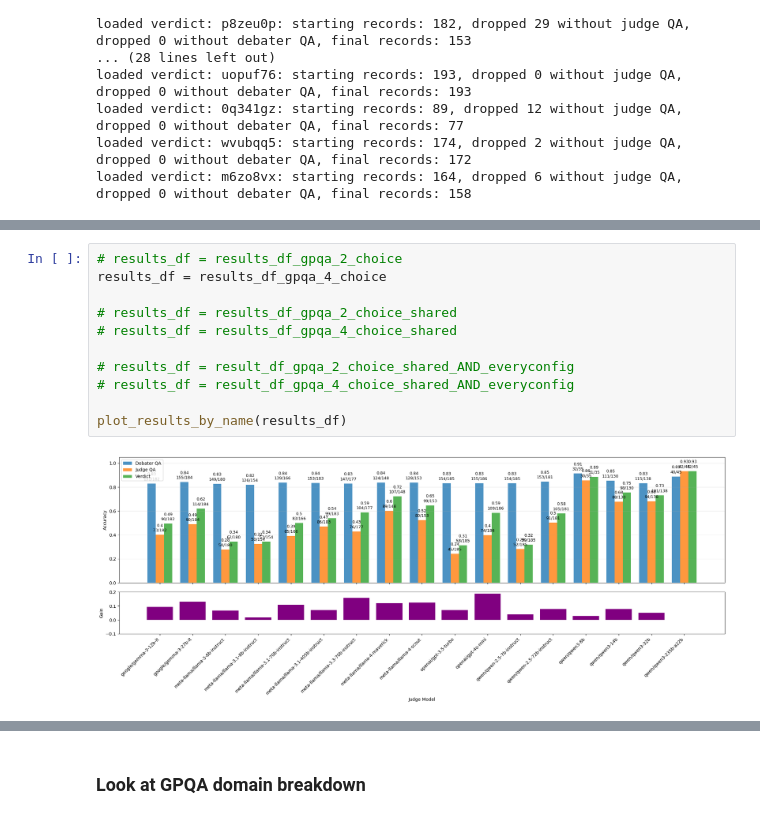
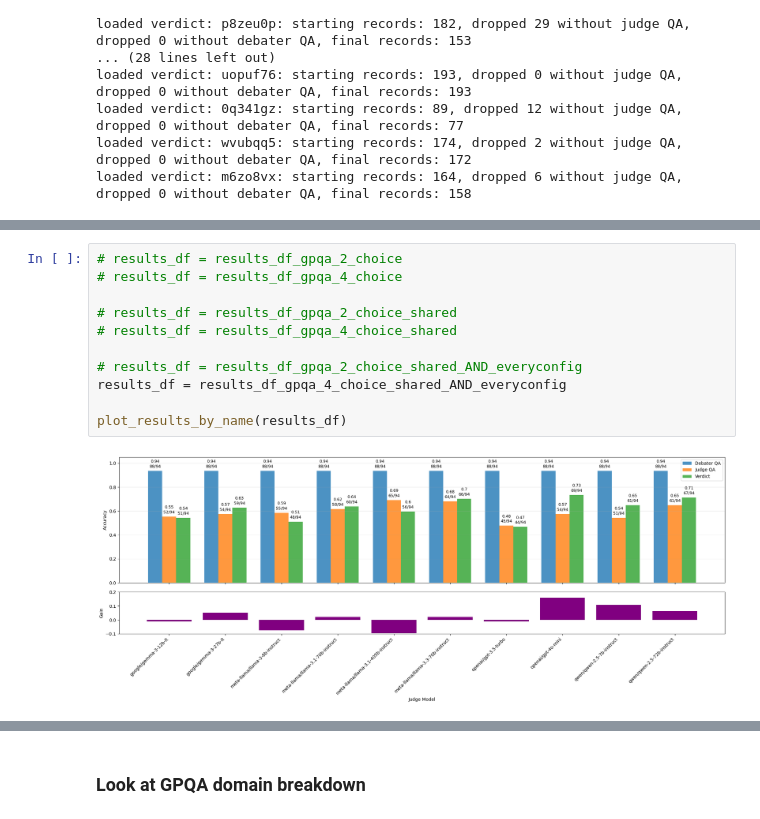
Before and after one commit to joshlevy89/llm_judge_debate_NEW, a Jupyter notebook: analysis.ipynb, the cells around one changed output, grey strips where cells are left out. Saved outputs shown, nothing was run; the diff lists cells and outputs as text.

```diff
--- a/analysis.ipynb
+++ b/analysis.ipynb
@@ -211,16 +213,16 @@ debater_qa_acc: 0.92, judge_qa_acc: 0.65, verdict_acc: 0.67
 # %%
 # results_df = results_df_gpqa_2_choice
-results_df = results_df_gpqa_4_choice
+# results_df = results_df_gpqa_4_choice
 
 # results_df = results_df_gpqa_2_choice_shared
 # results_df = results_df_gpqa_4_choice_shared
 
-# results_df = result_df_gpqa_2_choice_shared_AND_everyconfig
-# results_df = result_df_gpqa_4_choice_shared_AND_everyconfig
+# results_df = results_df_gpqa_2_choice_shared_AND_everyconfig
+results_df = results_df_gpqa_4_choice_shared_AND_everyconfig
 
 plot_results_by_name(results_df)
 # %% [output]
-[figure, old version]
+[figure, new version]
 # %%
 merged = results_df_gpqa_2_choice.merge(
     results_df_gpqa_4_choice,
```
Also changed, not shown: parts of 7 cells of this notebook, 1 other file.
